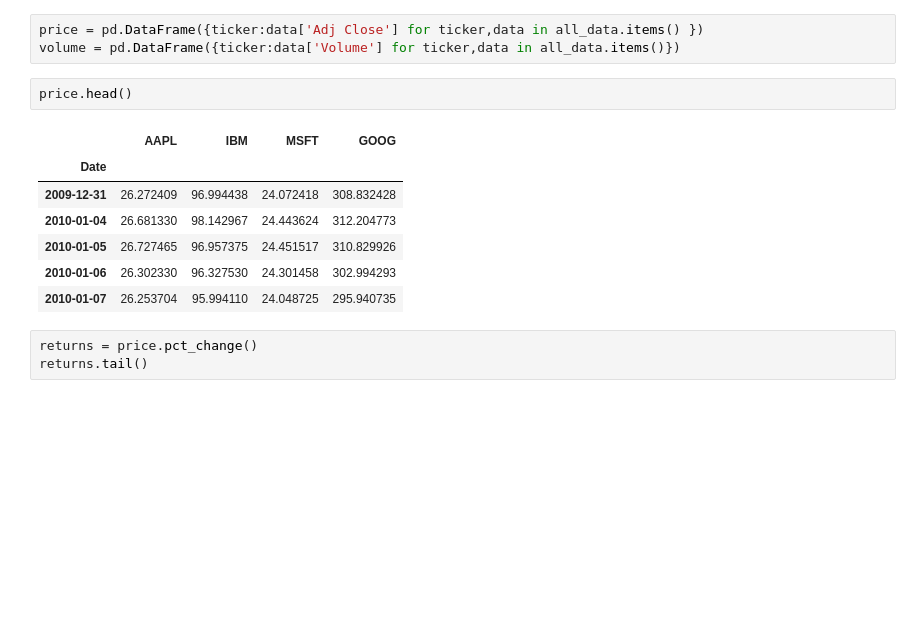
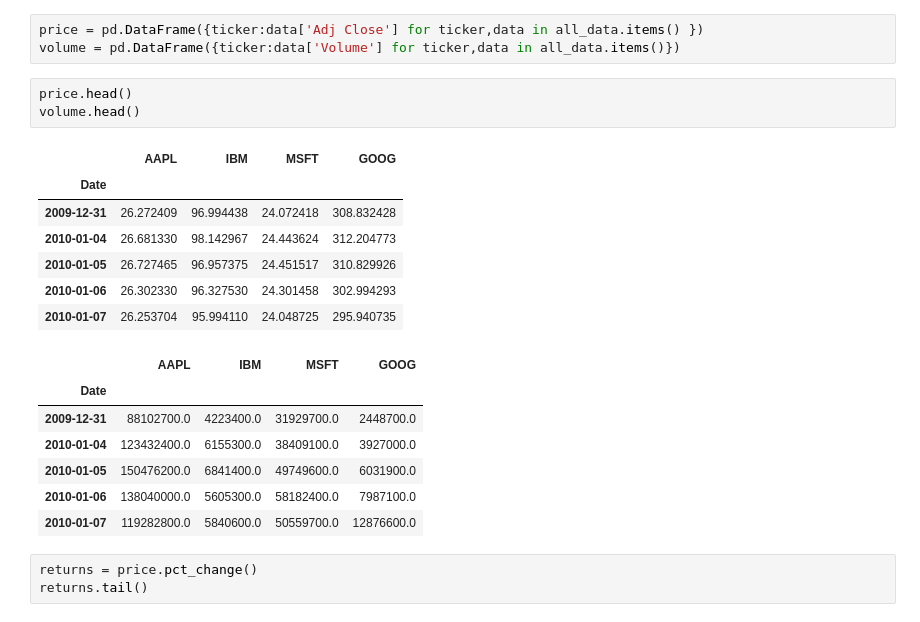
Before and after one commit to Suhwan-Ji/Study_DataScience, a Jupyter notebook: DataAnalysis/Ch05. Pandas 시작하기.ipynb, the cells around one changed output. Drawn from its saved outputs; the diff is of its cells as text; blank space fills up the shorter version.

```diff
--- a/DataAnalysis/Ch05. Pandas 시작하기.ipynb
+++ b/DataAnalysis/Ch05. Pandas 시작하기.ipynb
@@ -1113,14 +1113,22 @@ price = pd.DataFrame({ticker:data['Adj Close'] for ticker,data in all_data.items
 volume = pd.DataFrame({ticker:data['Volume'] for ticker,data in all_data.items()})
 # %%
 price.head()
+volume.head()
 # %% [output]
 |  | AAPL | IBM | MSFT | GOOG |
 | Date |  |  |  |  |
 | 2009-12-31 | 26.272409 | 96.994438 | 24.072418 | 308.832428 |
 | 2010-01-04 | 26.681330 | 98.142967 | 24.443624 | 312.204773 |
 | 2010-01-05 | 26.727465 | 96.957375 | 24.451517 | 310.829926 |
 | 2010-01-06 | 26.302330 | 96.327530 | 24.301458 | 302.994293 |
 | 2010-01-07 | 26.253704 | 95.994110 | 24.048725 | 295.940735 |
+|  | AAPL | IBM | MSFT | GOOG |
+| Date |  |  |  |  |
+| 2009-12-31 | 88102700.0 | 4223400.0 | 31929700.0 | 2448700.0 |
+| 2010-01-04 | 123432400.0 | 6155300.0 | 38409100.0 | 3927000.0 |
+| 2010-01-05 | 150476200.0 | 6841400.0 | 49749600.0 | 6031900.0 |
+| 2010-01-06 | 138040000.0 | 5605300.0 | 58182400.0 | 7987100.0 |
+| 2010-01-07 | 119282800.0 | 5840600.0 | 50559700.0 | 12876600.0 |
 # %%
 returns = price.pct_change()
 returns.tail()
```
Also changed, not shown: parts of 20 cells of this notebook.
